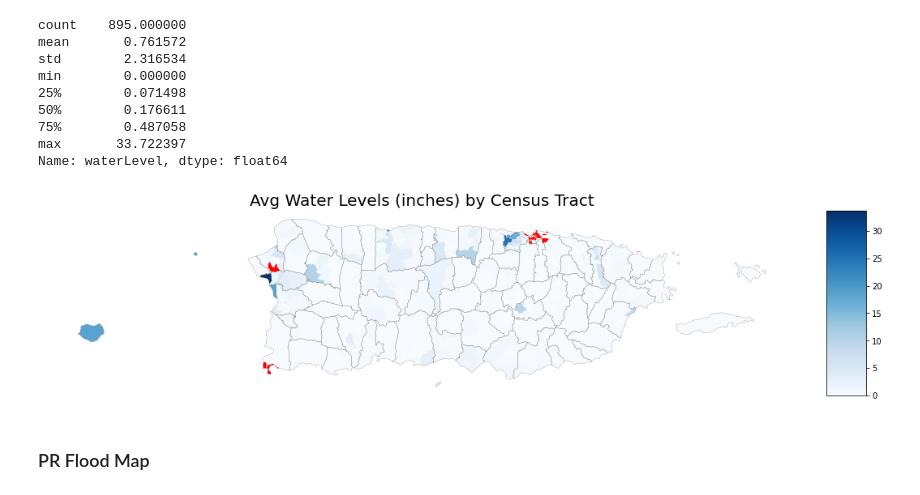
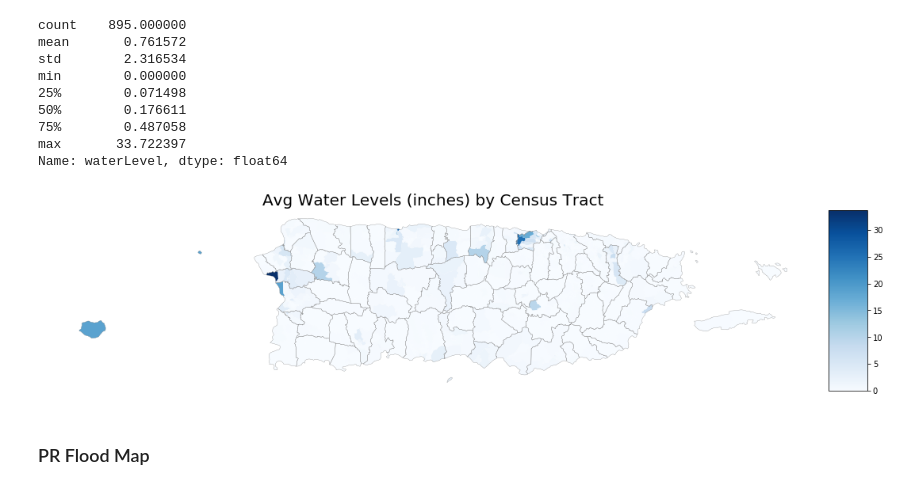
Before and after one commit to sonaliserro/w210-bluetarp, a Jupyter notebook: post-analysis/post_analysis.ipynb, the cells around one changed output. Drawn from its saved outputs; the diff is of its cells as text; code cells hidden in the pictures.

```diff
--- a/post-analysis/post_analysis.ipynb
+++ b/post-analysis/post_analysis.ipynb
@@ -201,27 +206,26 @@ Name: waterLevel, dtype: float64
 # %%
 # Load shapefiles for PR
 census_tracts_shp = gpd.read_file('../data/census-tract/shapefiles/cb_2017_72_tract_500k.shp')
 county_shp = census_tracts_shp.dissolve(by=census_tracts_shp.columns[1], aggfunc='first')
 
 # Merge the dataframes for the tract level
 census_tracts_shp = census_tracts_shp.merge(waterLevelTractDf, left_on='GEOID', right_on='censusTractId', how='left')
 
 # Visualize
 fig, ax = plt.subplots(figsize=(15, 10))
 
 # Nice legend
 divider = make_axes_locatable(ax)
 cax = divider.append_axes("right", size="5%", pad=0.1)
 
-census_tracts_shp.plot(column='waterLevel', ax=ax, legend=True, cmap='Blues', cax=cax,
-                                      missing_kwds={'color': 'red', 'label': 'Missing values'})
+census_tracts_shp.plot(column='waterLevel', ax=ax, legend=True, cmap='Blues', cax=cax)
 county_shp.plot(ax=ax, facecolor='none', edgecolor='grey', linewidth=.3)
 
 ax.set_title('Avg Water Levels (inches) by Census Tract', fontsize=20)
 ax.axis('off')
 plt.tight_layout()
 # %% [output]
-[figure, old version]
+[figure, new version]
 # %% [markdown]
 ### PR Flood Map
 # %%
```
Also changed, not shown: parts of 4 cells of this notebook.
